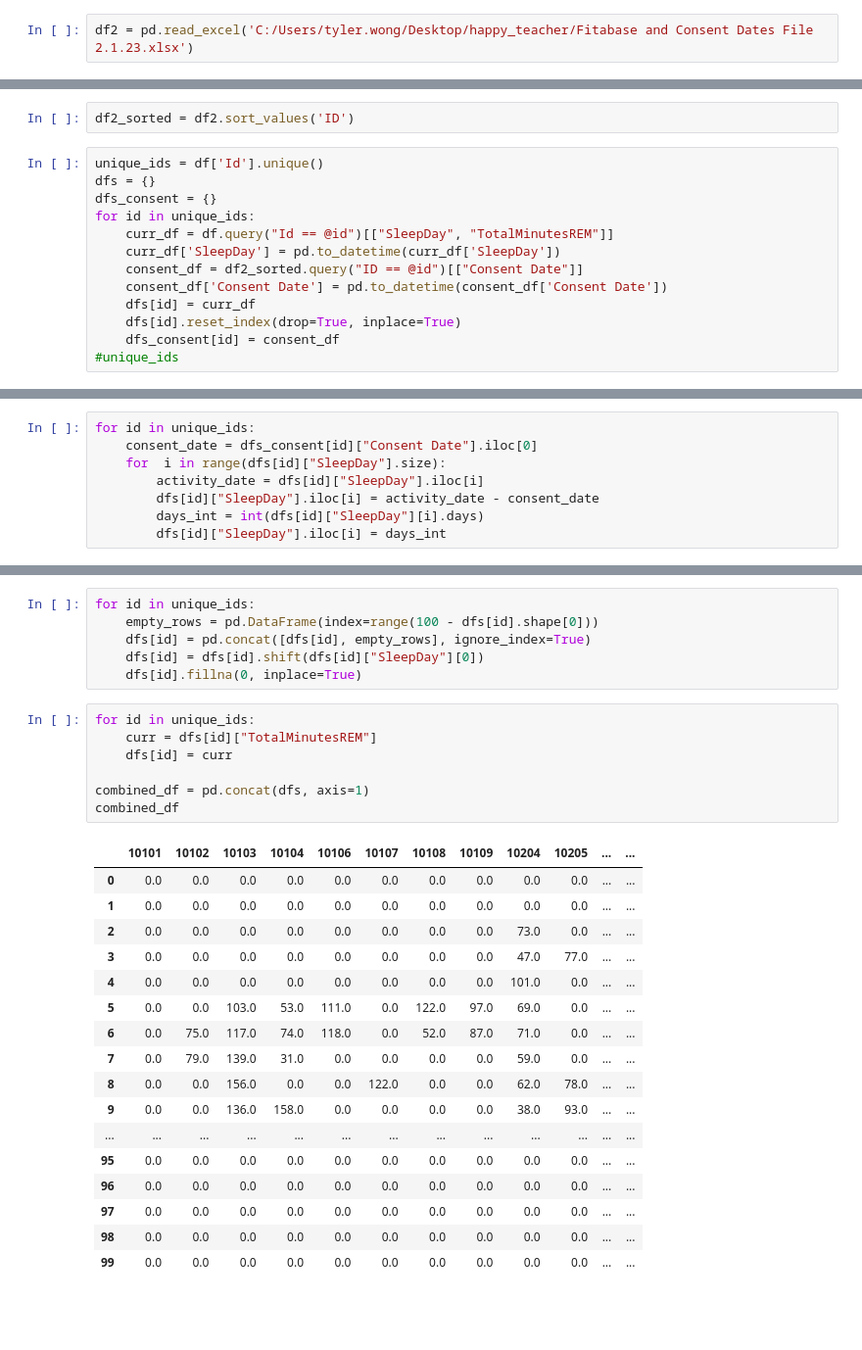
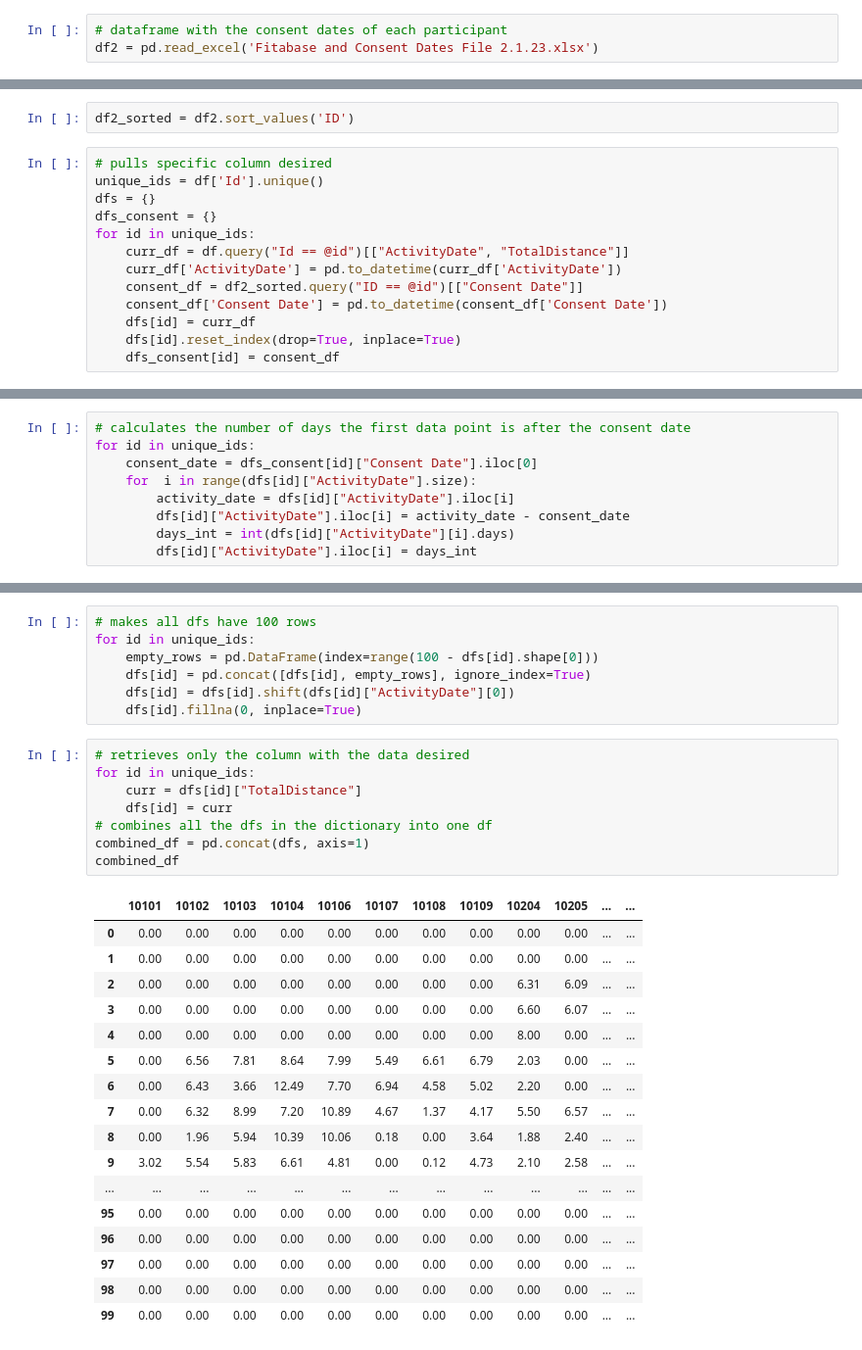
Before and after one commit to tylerwong1/happy_teacher, a Jupyter notebook: data_cleaning.ipynb, the cells around one changed output, grey strips where cells are left out. Shown: that part at 98% size. Drawn from its saved outputs; the diff is of its cells as text; blank space fills up the shorter version.

```diff
--- a/data_cleaning.ipynb
+++ b/data_cleaning.ipynb
@@ -7,5 +8,6 @@ df = pd.read_csv('C:/Users/tyler.wong/Desktop/happy_teacher/pilot_datatsets/slee
 # %%
-df2 = pd.read_excel('C:/Users/tyler.wong/Desktop/happy_teacher/Fitabase and Consent Dates File 2.1.23.xlsx')
+# dataframe with the consent dates of each participant
+df2 = pd.read_excel('Fitabase and Consent Dates File 2.1.23.xlsx')
 # %%
 df
 # %% [output]
@@ -45,15 +47,15 @@ df2
 # %%
 df2_sorted = df2.sort_values('ID')
 # %%
+# pulls specific column desired
 unique_ids = df['Id'].unique()
 dfs = {}
 dfs_consent = {}
 for id in unique_ids:
-    curr_df = df.query("Id == @id")[["SleepDay", "TotalMinutesREM"]]
-    curr_df['SleepDay'] = pd.to_datetime(curr_df['SleepDay'])
+    curr_df = df.query("Id == @id")[["ActivityDate", "TotalDistance"]]
+    curr_df['ActivityDate'] = pd.to_datetime(curr_df['ActivityDate'])
     consent_df = df2_sorted.query("ID == @id")[["Consent Date"]]
     consent_df['Consent Date'] = pd.to_datetime(consent_df['Consent Date'])
     dfs[id] = curr_df
     dfs[id].reset_index(drop=True, inplace=True)
     dfs_consent[id] = consent_df
-#unique_ids
@@ -66,11 +62,12 @@ for id in unique_ids:
 # %%
+# calculates the number of days the first data point is after the consent date
 for id in unique_ids:
     consent_date = dfs_consent[id]["Consent Date"].iloc[0]
-    for  i in range(dfs[id]["SleepDay"].size):
-        activity_date = dfs[id]["SleepDay"].iloc[i]
-        dfs[id]["SleepDay"].iloc[i] = activity_date - consent_date
-        days_int = int(dfs[id]["SleepDay"][i].days)
-        dfs[id]["SleepDay"].iloc[i] = days_int
+    for  i in range(dfs[id]["ActivityDate"].size):
+        activity_date = dfs[id]["ActivityDate"].iloc[i]
+        dfs[id]["ActivityDate"].iloc[i] = activity_date - consent_date
+        days_int = int(dfs[id]["ActivityDate"][i].days)
+        dfs[id]["ActivityDate"].iloc[i] = days_int
 # %% [output]
 A value is trying to be set on a copy of a slice from a DataFrame
 
@@ -79,33 +76,35 @@ See the caveats in the documentation: https://pandas.pydata.org/pandas-docs/stab
 # %%
+# makes all dfs have 100 rows
 for id in unique_ids:
     empty_rows = pd.DataFrame(index=range(100 - dfs[id].shape[0]))
     dfs[id] = pd.concat([dfs[id], empty_rows], ignore_index=True)
-    dfs[id] = dfs[id].shift(dfs[id]["SleepDay"][0])
+    dfs[id] = dfs[id].shift(dfs[id]["ActivityDate"][0])
     dfs[id].fillna(0, inplace=True)
 # %%
+# retrieves only the column with the data desired
 for id in unique_ids:
-    curr = dfs[id]["TotalMinutesREM"]
+    curr = dfs[id]["TotalDistance"]
     dfs[id] = curr
-
+# combines all the dfs in the dictionary into one df
 combined_df = pd.concat(dfs, axis=1)
 combined_df
 # %% [output]
 |  | 10101 | 10102 | 10103 | 10104 | 10106 | 10107 | 10108 | 10109 | 10204 | 10205 | ... | ... |
-| 0 | 0.0 | 0.0 | 0.0 | 0.0 | 0.0 | 0.0 | 0.0 | 0.0 | 0.0 | 0.0 | ... | ... |
-| 1 | 0.0 | 0.0 | 0.0 | 0.0 | 0.0 | 0.0 | 0.0 | 0.0 | 0.0 | 0.0 | ... | ... |
-| 2 | 0.0 | 0.0 | 0.0 | 0.0 | 0.0 | 0.0 | 0.0 | 0.0 | 73.0 | 0.0 | ... | ... |
-| 3 | 0.0 | 0.0 | 0.0 | 0.0 | 0.0 | 0.0 | 0.0 | 0.0 | 47.0 | 77.0 | ... | ... |
-| 4 | 0.0 | 0.0 | 0.0 | 0.0 | 0.0 | 0.0 | 0.0 | 0.0 | 101.0 | 0.0 | ... | ... |
-| 5 | 0.0 | 0.0 | 103.0 | 53.0 | 111.0 | 0.0 | 122.0 | 97.0 | 69.0 | 0.0 | ... | ... |
-| 6 | 0.0 | 75.0 | 117.0 | 74.0 | 118.0 | 0.0 | 52.0 | 87.0 | 71.0 | 0.0 | ... | ... |
-| 7 | 0.0 | 79.0 | 139.0 | 31.0 | 0.0 | 0.0 | 0.0 | 0.0 | 59.0 | 0.0 | ... | ... |
-| 8 | 0.0 | 0.0 | 156.0 | 0.0 | 0.0 | 122.0 | 0.0 | 0.0 | 62.0 | 78.0 | ... | ... |
-| 9 | 0.0 | 0.0 | 136.0 | 158.0 | 0.0 | 0.0 | 0.0 | 0.0 | 38.0 | 93.0 | ... | ... |
+| 0 | 0.00 | 0.00 | 0.00 | 0.00 | 0.00 | 0.00 | 0.00 | 0.00 | 0.00 | 0.00 | ... | ... |
+| 1 | 0.00 | 0.00 | 0.00 | 0.00 | 0.00 | 0.00 | 0.00 | 0.00 | 0.00 | 0.00 | ... | ... |
+| 2 | 0.00 | 0.00 | 0.00 | 0.00 | 0.00 | 0.00 | 0.00 | 0.00 | 6.31 | 6.09 | ... | ... |
+| 3 | 0.00 | 0.00 | 0.00 | 0.00 | 0.00 | 0.00 | 0.00 | 0.00 | 6.60 | 6.07 | ... | ... |
+| 4 | 0.00 | 0.00 | 0.00 | 0.00 | 0.00 | 0.00 | 0.00 | 0.00 | 8.00 | 0.00 | ... | ... |
+| 5 | 0.00 | 6.56 | 7.81 | 8.64 | 7.99 | 5.49 | 6.61 | 6.79 | 2.03 | 0.00 | ... | ... |
+| 6 | 0.00 | 6.43 | 3.66 | 12.49 | 7.70 | 6.94 | 4.58 | 5.02 | 2.20 | 0.00 | ... | ... |
+| 7 | 0.00 | 6.32 | 8.99 | 7.20 | 10.89 | 4.67 | 1.37 | 4.17 | 5.50 | 6.57 | ... | ... |
+| 8 | 0.00 | 1.96 | 5.94 | 10.39 | 10.06 | 0.18 | 0.00 | 3.64 | 1.88 | 2.40 | ... | ... |
+| 9 | 3.02 | 5.54 | 5.83 | 6.61 | 4.81 | 0.00 | 0.12 | 4.73 | 2.10 | 2.58 | ... | ... |
 | ... | ... | ... | ... | ... | ... | ... | ... | ... | ... | ... | ... | ... |
-| 95 | 0.0 | 0.0 | 0.0 | 0.0 | 0.0 | 0.0 | 0.0 | 0.0 | 0.0 | 0.0 | ... | ... |
-| 96 | 0.0 | 0.0 | 0.0 | 0.0 | 0.0 | 0.0 | 0.0 | 0.0 | 0.0 | 0.0 | ... | ... |
-| 97 | 0.0 | 0.0 | 0.0 | 0.0 | 0.0 | 0.0 | 0.0 | 0.0 | 0.0 | 0.0 | ... | ... |
-| 98 | 0.0 | 0.0 | 0.0 | 0.0 | 0.0 | 0.0 | 0.0 | 0.0 | 0.0 | 0.0 | ... | ... |
-| 99 | 0.0 | 0.0 | 0.0 | 0.0 | 0.0 | 0.0 | 0.0 | 0.0 | 0.0 | 0.0 | ... | ... |
+| 95 | 0.00 | 0.00 | 0.00 | 0.00 | 0.00 | 0.00 | 0.00 | 0.00 | 0.00 | 0.00 | ... | ... |
+| 96 | 0.00 | 0.00 | 0.00 | 0.00 | 0.00 | 0.00 | 0.00 | 0.00 | 0.00 | 0.00 | ... | ... |
+| 97 | 0.00 | 0.00 | 0.00 | 0.00 | 0.00 | 0.00 | 0.00 | 0.00 | 0.00 | 0.00 | ... | ... |
+| 98 | 0.00 | 0.00 | 0.00 | 0.00 | 0.00 | 0.00 | 0.00 | 0.00 | 0.00 | 0.00 | ... | ... |
+| 99 | 0.00 | 0.00 | 0.00 | 0.00 | 0.00 | 0.00 | 0.00 | 0.00 | 0.00 | 0.00 | ... | ... |
 100 rows × 59 columns
 # %%
```
Also changed, not shown: parts of 10 cells of this notebook, 1 other file.
